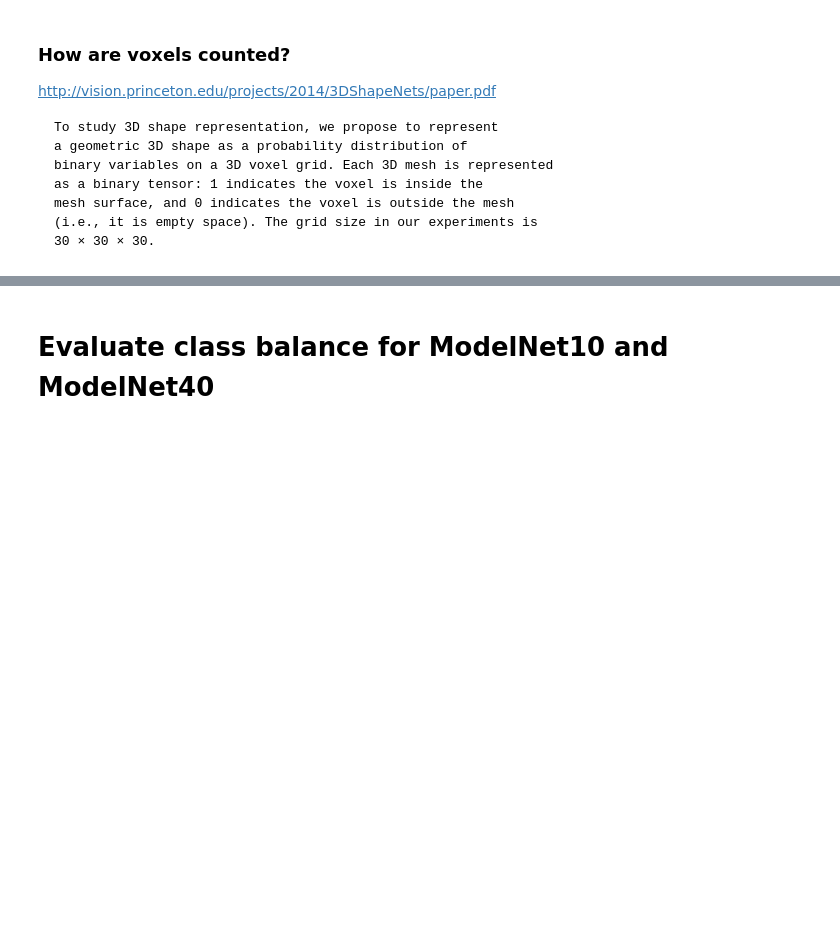
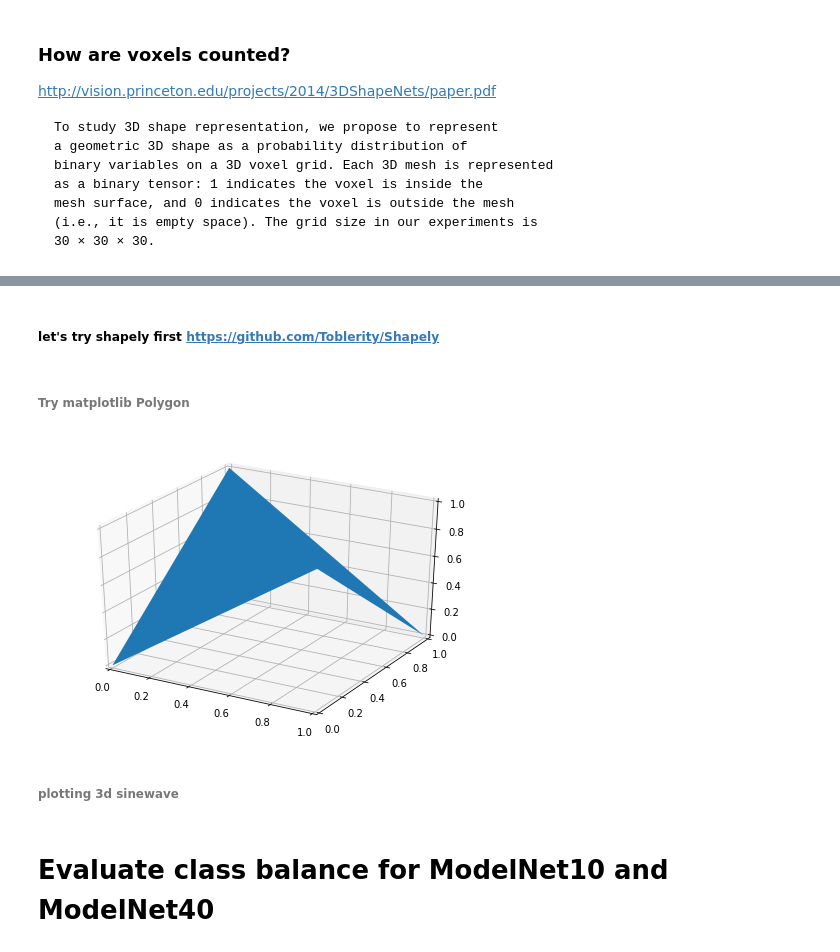
Before and after one commit to Ryanglambert/3d_model_retriever, a Jupyter notebook: EDA.ipynb, the cells around one changed output, grey strips where cells are left out. Drawn from its saved outputs; the diff is of its cells as text; code cells hidden in the pictures; blank space fills up the shorter version.

```diff
--- a/EDA.ipynb
+++ b/EDA.ipynb
@@ -61,0 +59,2 @@ Face Indeces
+# %% [markdown]
+##### let's try shapely first https://github.com/Toblerity/Shapely
@@ -61,0 +63,22 @@ Face Indeces
+# %% [markdown]
+###### Try matplotlib Polygon
+# %%
+from mpl_toolkits.mplot3d import Axes3D
+from mpl_toolkits.mplot3d.art3d import Poly3DCollection
+import matplotlib.pyplot as plt
+%matplotlib inline
+
+fig = plt.figure()
+ax = Axes3D(fig)
+
+x = [0, 1, 1, 0]
+y = [0, 0, 1, 1]
+z = [0, 1, 0, 1]
+vertices = [list(zip(x, y, z))]
+
+ax.add_collection3d(Poly3DCollection(vertices))
+plt.show()
+# %% [output]
+[figure, added]
+# %% [markdown]
+###### plotting 3d sinewave
```
Also changed, not shown: parts of 11 cells of this notebook, 1 other file.
